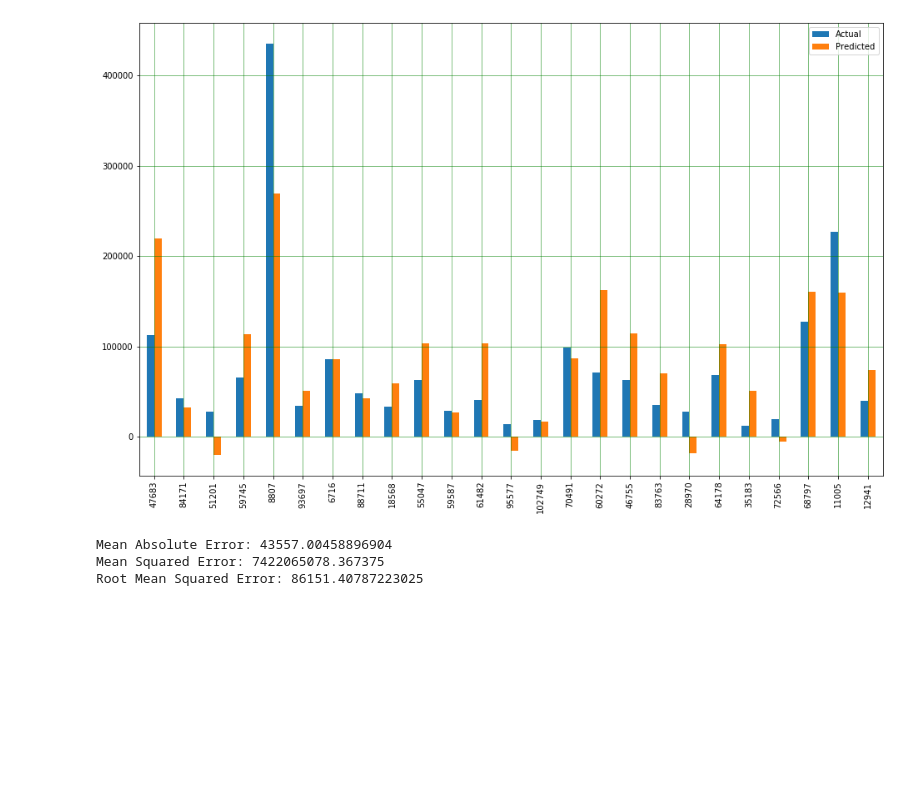
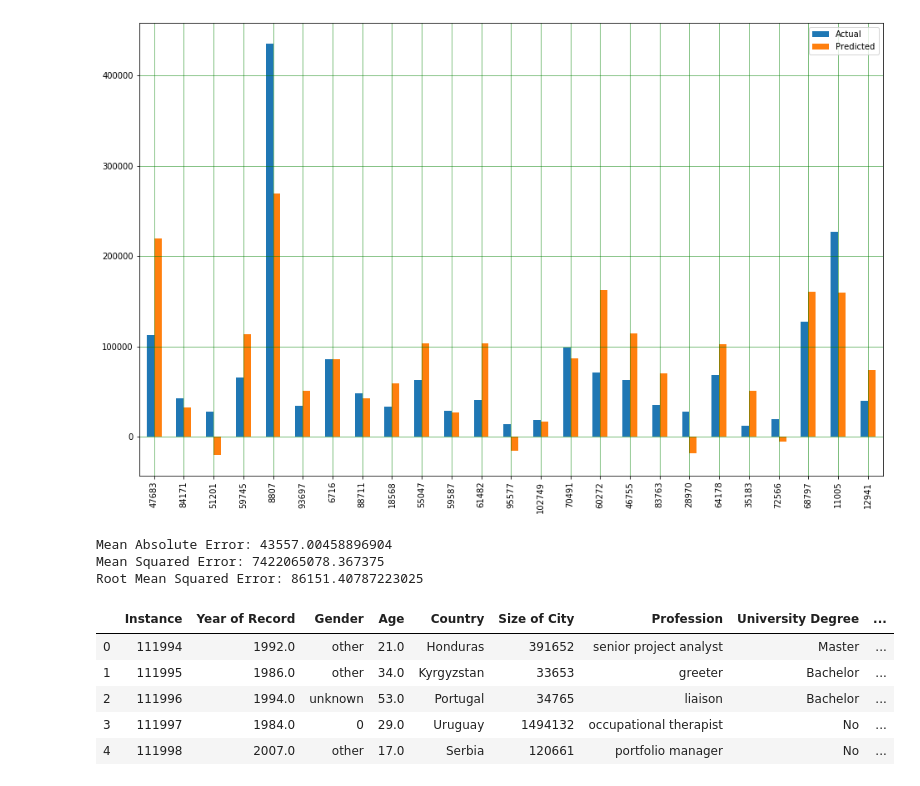
Before and after one commit to calebteo/CS7CS4-A1, a Jupyter notebook: src/Assignment_1.ipynb, the cells around one changed output. Saved outputs shown, nothing was run; the diff lists cells and outputs as text; code cells hidden in the pictures; blank space fills up the shorter version.

Commit message:
Analysing Test

```diff
--- a/src/Assignment_1.ipynb
+++ b/src/Assignment_1.ipynb
@@ -238,3 +238,15 @@ print('Root Mean Squared Error:', np.sqrt(metrics.mean_squared_error(income_val,
 Mean Absolute Error: 43557.00458896904
 Mean Squared Error: 7422065078.367375
 Root Mean Squared Error: 86151.40787223025
+# %%
+## Read in Test and try to map
+
+TestData = main.ReadInData("../data/tcd ml 2019-20 income prediction test (without labels).csv")
+TestData.head(5)
+# %% [output]
+|  | Instance | Year of Record | Gender | Age | Country | Size of City | Profession | University Degree | ... |
+| 0 | 111994 | 1992.0 | other | 21.0 | Honduras | 391652 | senior project analyst | Master | ... |
+| 1 | 111995 | 1986.0 | other | 34.0 | Kyrgyzstan | 33653 | greeter | Bachelor | ... |
+| 2 | 111996 | 1994.0 | unknown | 53.0 | Portugal | 34765 | liaison | Bachelor | ... |
+| 3 | 111997 | 1984.0 | 0 | 29.0 | Uruguay | 1494132 | occupational therapist | No | ... |
+| 4 | 111998 | 2007.0 | other | 17.0 | Serbia | 120661 | portfolio manager | No | ... |
```
Also changed, not shown: parts of 8 cells of this notebook.
